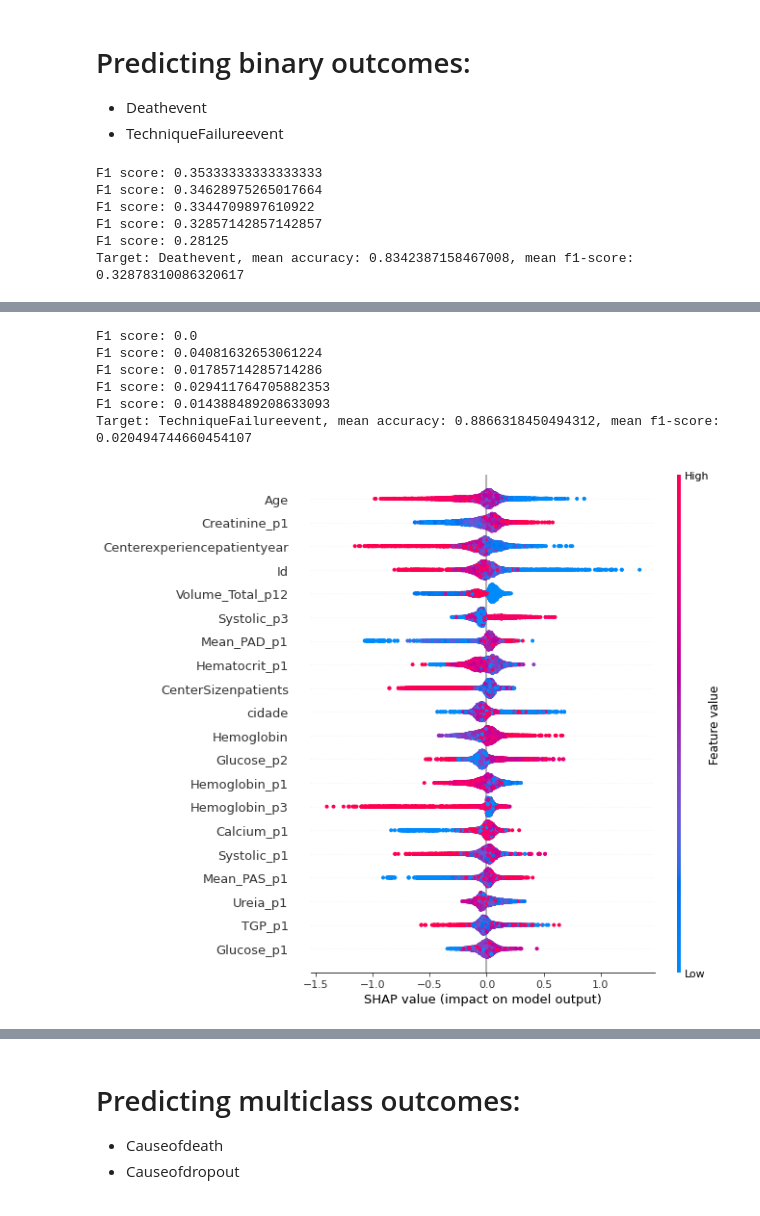
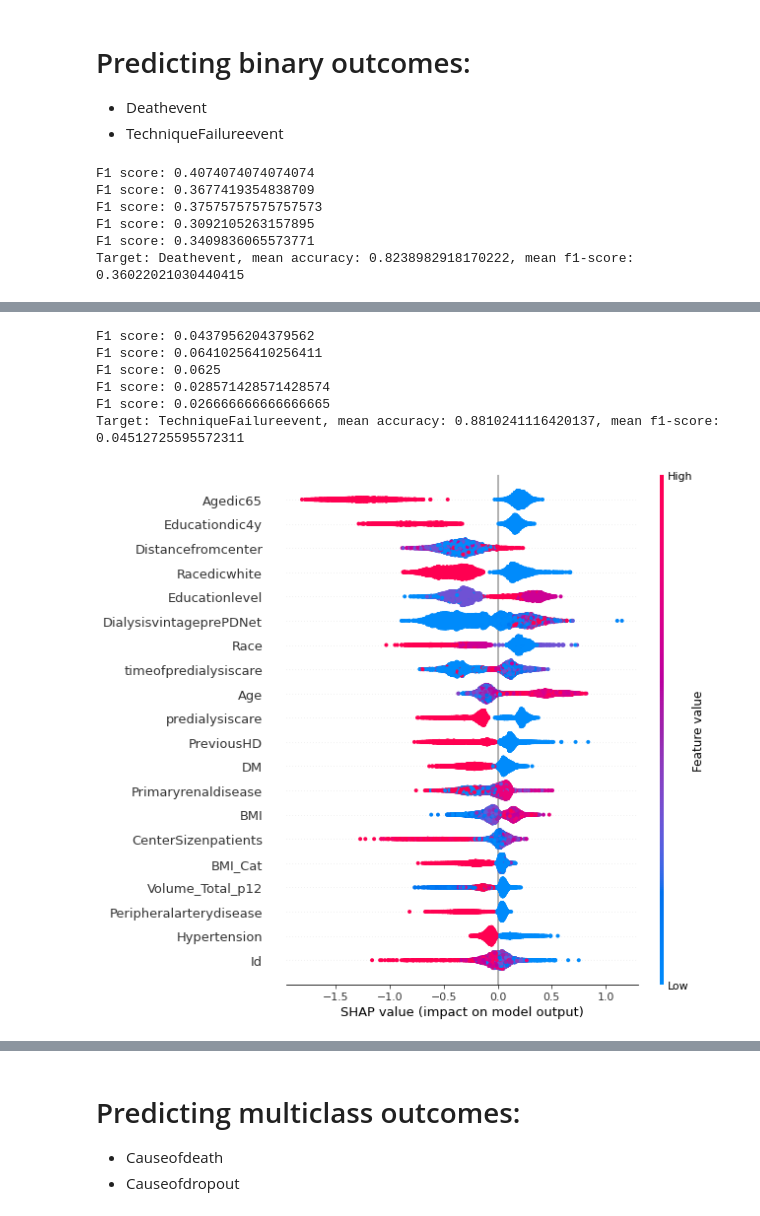
Before and after one commit to YitingZhang1997/MIDAS_Project_2020, a Jupyter notebook: Data_Exploration.ipynb, the cells around one changed output, grey strips where cells are left out. Drawn from its saved outputs; the diff is of its cells as text; code cells hidden in the pictures.

Commit message:
add SMOTE for unbalanced data and add recall and precision analysis

```diff
--- a/Data_Exploration.ipynb
+++ b/Data_Exploration.ipynb
@@ -216,7 +216,10 @@ import xgboost
 import shap
 from sklearn.metrics import accuracy_score
 from sklearn.metrics import f1_score
+from sklearn.metrics import recall_score
+from sklearn.metrics import precision_score
 from sklearn.model_selection import KFold
+from imblearn.over_sampling import SMOTE
 
 targets = ["Deathevent","TechniqueFailureevent"]
 
@@ -251,7 +254,11 @@ for target in targets:
     for train_index, test_index in kf.split(X):
         X_train, X_test = X.iloc[train_index,:], X.iloc[test_index,:]
         y_train, y_test = y[train_index], y[test_index]
-        X_train = pd.DataFrame(X_train,columns=X.columns)
+
+        sm = SMOTE(sampling_strategy=1.0,random_state=42,k_neighbors=2)
+        X_train_sm, y_train_sm = sm.fit_resample(X_train, y_train)
+
+        X_train_sm = pd.DataFrame(X_train_sm,columns=X.columns)
         X_test = pd.DataFrame(X_test,columns=X.columns)
 
         # train XGBoost model
@@ -259,7 +266,7 @@ for target in targets:
             learning_rate =0.1,
             max_depth=8,
             min_child_weight=5)
-        model.fit(X_train, y_train)
+        model.fit(X_train_sm, y_train_sm)
 
         # use saved model
 #         filename = 'models/' + target + '_fold'+ str(j) + '_binary_model.pkl'
@@ -273,9 +280,10 @@ for target in targets:
         y_pred = model.predict(X_test)
         normalised_accuracy = accuracy_score(y_test, y_pred)
         f1score = f1_score(y_test, y_pred)
+        recall = recall_score(y_test, y_pred)
+        precision = precision_score
         print(f"F1 score: {f1score}")
-#         shap.summary_plot(shap_values, X_test)
-#         print(shap_values.shape)
+
 
         # for each iteration we save the test_set index and the shap_values
         list_shap_values.append(shap_values)
@@ -299,35 +307,10 @@ for target in targets:
     print(f"Target: {target}, mean accuracy: {mean_normalised_accuracy}, mean f1-score: {mean_f1_score}")
 
     shap.summary_plot(shap_values, X_test)
-
-
-#     # Split data into train and test subsets
-#     X_train, X_test, y_train, y_test = train_test_split(
-#         X, y, test_size=0.2, shuffle=True, random_state=9)
-
-#     # Train XGBoost model
-#     model = xgboost.XGBClassifier(
-#         learning_rate =0.1,
-#         max_depth=8,
-#         min_child_weight=5)
-#     model.fit(X_train, y_train)
-
-#     Use saved models
-#     filename = 'models/' + target + '_binary_model.pkl'
-#     model = pickle.load(open(filename, 'rb'))
-
-#     models.append(model)
-
-#     print(f"Target: {target}, accuracy: {normalised_accuracy}")
-
-#     explainer = shap.TreeExplainer(model)
-#     shap_values = explainer.shap_values(X_test)
-
-#     shap.summary_plot(shap_values, X_test)
 # %% [output]
-F1 score: 0.35333333333333333
-F1 score: 0.34628975265017664
-F1 score: 0.3344709897610922
-F1 score: 0.32857142857142857
-F1 score: 0.28125
-Target: Deathevent, mean accuracy: 0.8342387158467008, mean f1-score: 0.32878310086320617
+F1 score: 0.4074074074074074
+F1 score: 0.3677419354838709
+F1 score: 0.37575757575757573
+F1 score: 0.3092105263157895
+F1 score: 0.3409836065573771
+Target: Deathevent, mean accuracy: 0.8238982918170222, mean f1-score: 0.36022021030440415
@@ -335,10 +318,10 @@ Target: Deathevent, mean accuracy: 0.8342387158467008, mean f1-score: 0.32878310
-F1 score: 0.0
-F1 score: 0.04081632653061224
-F1 score: 0.01785714285714286
-F1 score: 0.029411764705882353
-F1 score: 0.014388489208633093
-Target: TechniqueFailureevent, mean accuracy: 0.8866318450494312, mean f1-score: 0.020494744660454107
+F1 score: 0.0437956204379562
+F1 score: 0.06410256410256411
+F1 score: 0.0625
+F1 score: 0.028571428571428574
+F1 score: 0.026666666666666665
+Target: TechniqueFailureevent, mean accuracy: 0.8810241116420137, mean f1-score: 0.04512725595572311
-[figure, old version]
+[figure, new version]
 # %%
 # Save predictive models
 import pickle
```
Also changed, not shown: parts of 3 cells of this notebook, 10 other files.
